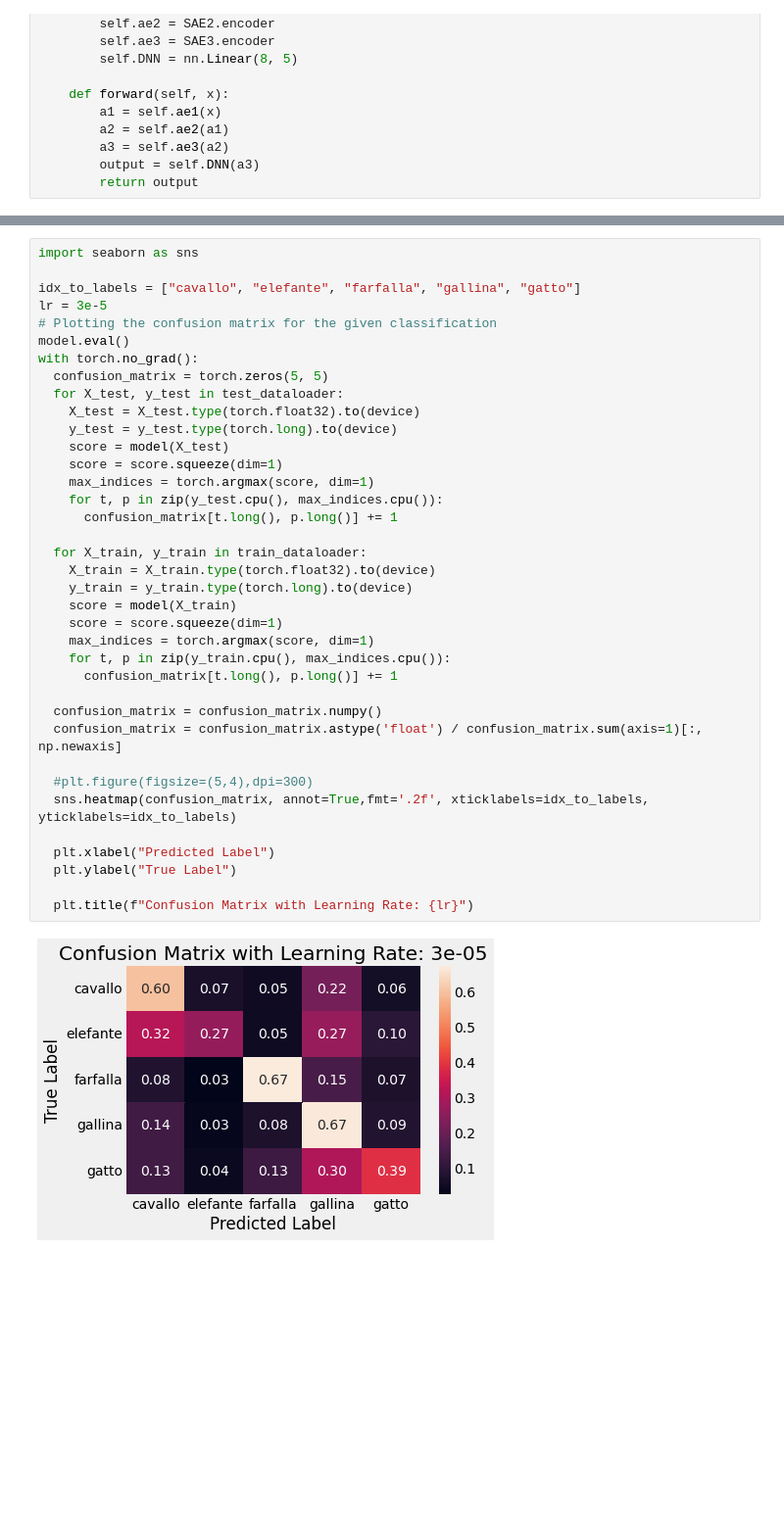
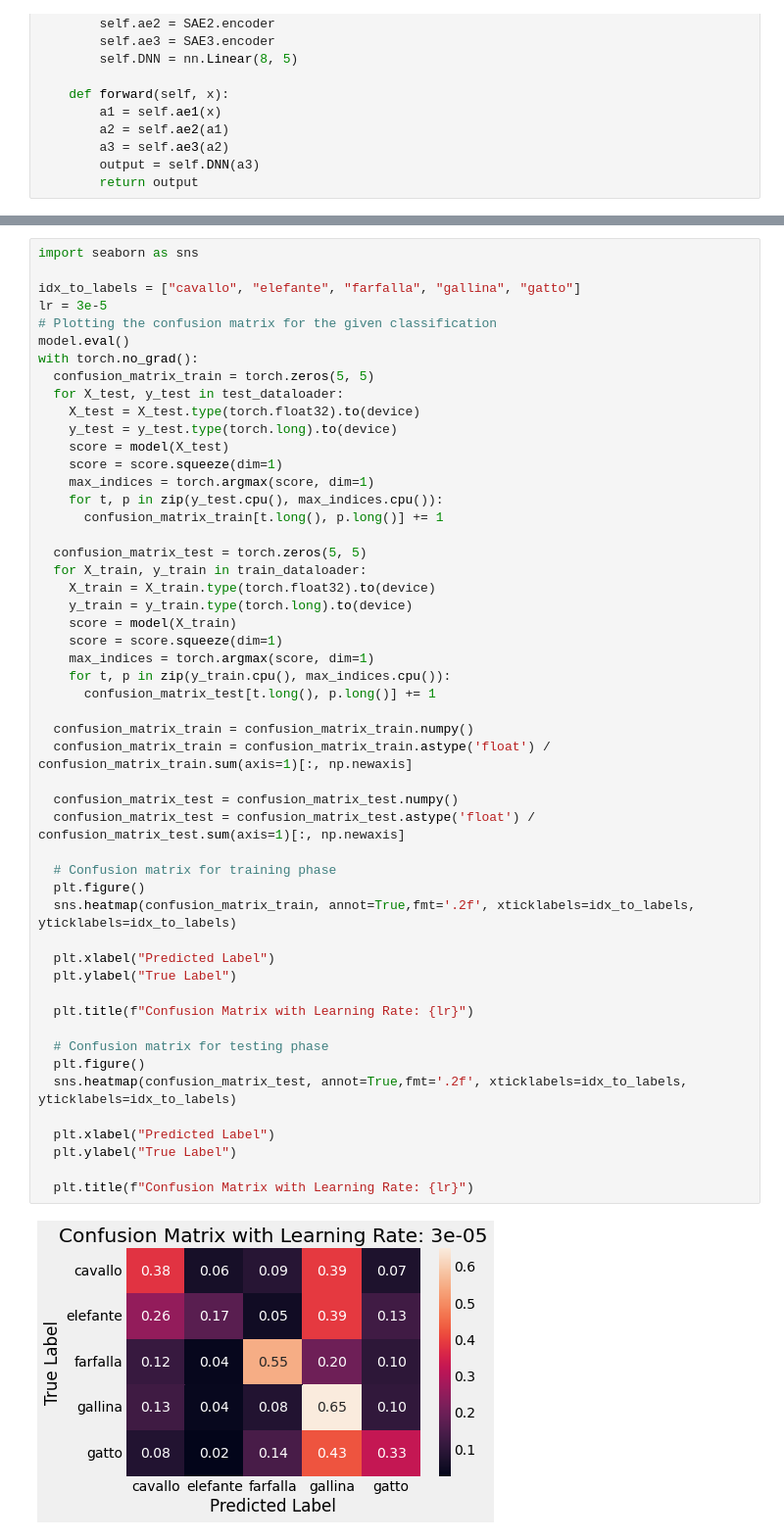
Before and after one commit to nehamjain10/CS6910_Assignments, a Jupyter notebook: Assignment_2/Assignment2Task2.ipynb, the cells around one changed output, grey strips where cells are left out. Shown at 98% size. Drawn from its saved outputs; the diff is of its cells as text; blank space fills up the shorter version.

```diff
--- a/Assignment_2/Assignment2Task2.ipynb
+++ b/Assignment_2/Assignment2Task2.ipynb
@@ -598,38 +571,52 @@ Test Accuracy: 0.47443
 import seaborn as sns
 
 idx_to_labels = ["cavallo", "elefante", "farfalla", "gallina", "gatto"]
 lr = 3e-5
 # Plotting the confusion matrix for the given classification
 model.eval()
 with torch.no_grad():
-  confusion_matrix = torch.zeros(5, 5)
+  confusion_matrix_train = torch.zeros(5, 5)
   for X_test, y_test in test_dataloader:
     X_test = X_test.type(torch.float32).to(device)
     y_test = y_test.type(torch.long).to(device)
     score = model(X_test)
     score = score.squeeze(dim=1)
     max_indices = torch.argmax(score, dim=1)
     for t, p in zip(y_test.cpu(), max_indices.cpu()):
-      confusion_matrix[t.long(), p.long()] += 1
+      confusion_matrix_train[t.long(), p.long()] += 1
 
+  confusion_matrix_test = torch.zeros(5, 5)
   for X_train, y_train in train_dataloader:
     X_train = X_train.type(torch.float32).to(device)
     y_train = y_train.type(torch.long).to(device)
     score = model(X_train)
     score = score.squeeze(dim=1)
     max_indices = torch.argmax(score, dim=1)
     for t, p in zip(y_train.cpu(), max_indices.cpu()):
-      confusion_matrix[t.long(), p.long()] += 1
+      confusion_matrix_test[t.long(), p.long()] += 1
 
-  confusion_matrix = confusion_matrix.numpy()
-  confusion_matrix = confusion_matrix.astype('float') / confusion_matrix.sum(axis=1)[:, np.newaxis]
+  confusion_matrix_train = confusion_matrix_train.numpy()
+  confusion_matrix_train = confusion_matrix_train.astype('float') / confusion_matrix_train.sum(axis=1)[:, np.newaxis]
 
-  #plt.figure(figsize=(5,4),dpi=300)
-  sns.heatmap(confusion_matrix, annot=True,fmt='.2f', xticklabels=idx_to_labels, yticklabels=idx_to_labels)
+  confusion_matrix_test = confusion_matrix_test.numpy()
+  confusion_matrix_test = confusion_matrix_test.astype('float') / confusion_matrix_test.sum(axis=1)[:, np.newaxis]
+
+  # Confusion matrix for training phase
+  plt.figure()
+  sns.heatmap(confusion_matrix_train, annot=True,fmt='.2f', xticklabels=idx_to_labels, yticklabels=idx_to_labels)
 
   plt.xlabel("Predicted Label")
   plt.ylabel("True Label")
 
   plt.title(f"Confusion Matrix with Learning Rate: {lr}")
+
+  # Confusion matrix for testing phase
+  plt.figure()
+  sns.heatmap(confusion_matrix_test, annot=True,fmt='.2f', xticklabels=idx_to_labels, yticklabels=idx_to_labels)
+
+  plt.xlabel("Predicted Label")
+  plt.ylabel("True Label")
+
+  plt.title(f"Confusion Matrix with Learning Rate: {lr}")
 # %% [output]
-[figure, old version]
+[figure, new version]
```
Also changed, not shown: parts of 3 cells of this notebook.
